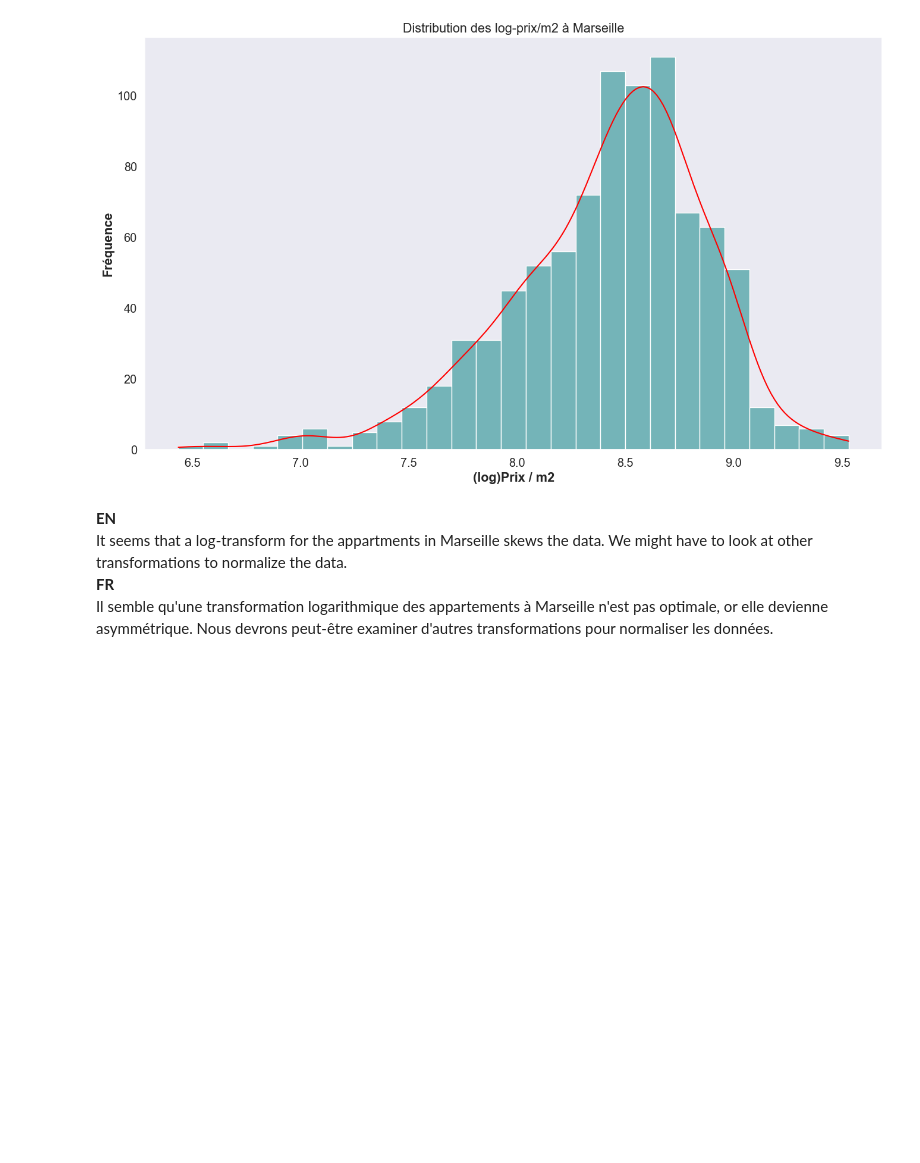
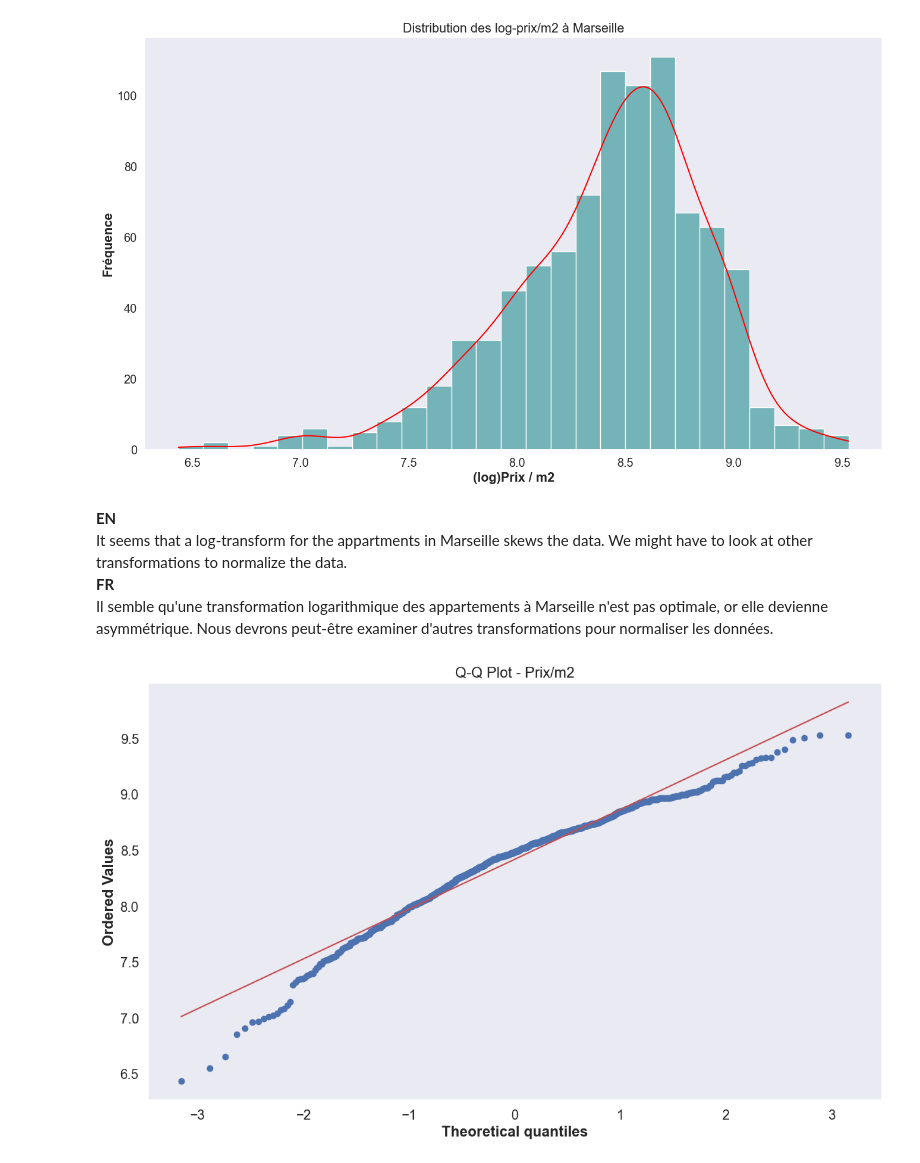
Before and after one commit to NichitaCP/RE, a Jupyter notebook: EDA.ipynb, the cells around one changed output. Cells and saved outputs as stored; diff of their text form; code cells hidden in the pictures; blank space fills up the shorter version.

```diff
--- a/EDA.ipynb
+++ b/EDA.ipynb
@@ -576,3 +570,9 @@ plt.show()
 It seems that a log-transform for the appartments in Marseille skews the data. We might have to look at other transformations to normalize the data.
 **FR**
 Il semble qu'une transformation logarithmique des appartements à Marseille n'est pas optimale, or elle devienne asymmétrique. Nous devrons peut-être examiner d'autres transformations pour normaliser les données.
+# %%
+fig_ = plt.subplots(figsize=(14,8))
+qq_plotter(df_mrs, 'prix_m2_log', 'norm', 'Q-Q Plot - Prix/m2', 'dark')
+plt.show()
+# %% [output]
+[figure, added]
```
Also changed, not shown: parts of 27 cells of this notebook.
